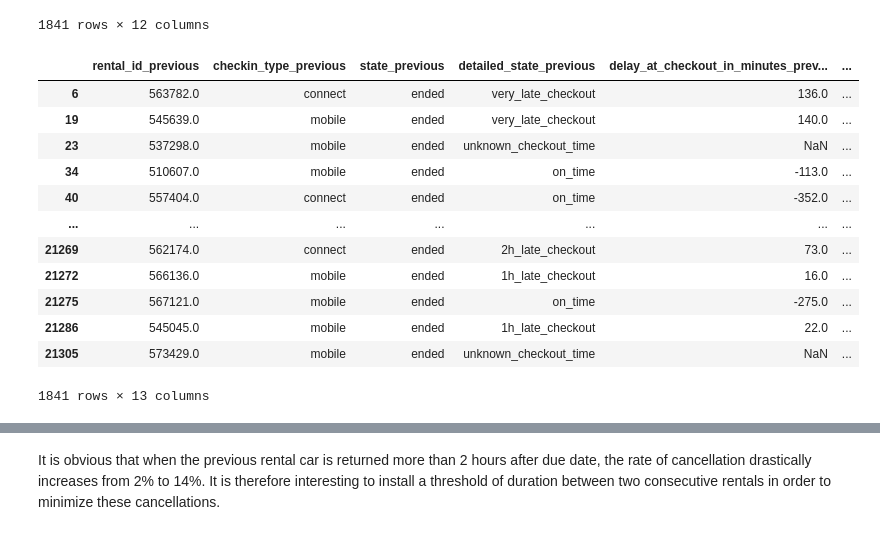
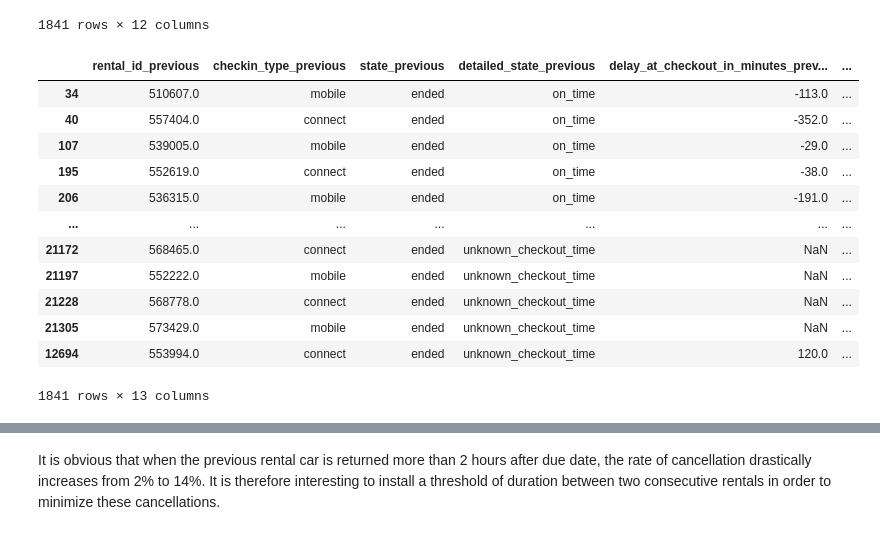
Before and after one commit to celinetang/Certification_JEDHA, a Jupyter notebook: Block5_Deployment/1_EDA/EDA.ipynb, the cells around one changed output, grey strips where cells are left out. Drawn from its saved outputs; the diff is of its cells as text; code cells hidden in the pictures.

```diff
--- a/Block5_Deployment/1_EDA/EDA.ipynb
+++ b/Block5_Deployment/1_EDA/EDA.ipynb
@@ -113,7 +117,7 @@ From this donut chart, we can conclude that :
 Let's now focus on the data where we have previous rental ID to see if there is a link between delayed return and current status of rental.
 # %%
 # Link each rentals with the previous rental to see if it has influence on cancellation or not
-df1= df
+df1= df.copy()
 df_merged = df.merge(df1, how='left', left_on='previous_ended_rental_id', right_on='rental_id', suffixes=['_current', '_previous'] )
 
 #We're only going to consider the car rentals that have a previous rental ID
@@ -159,22 +163,22 @@ df1
 # %%
 m1 = (df1['checkin_delay_in_minutes'] > 0) & (df1['state_current'] == 'canceled')
 m2 = (df1['checkin_delay_in_minutes'] > 0) & (df1['state_current'] == 'ended')
 m3 = (df1['checkin_delay_in_minutes'] < 0) & (df1['state_current'] == 'ended')
 
-df1.loc[:,'impact'] = np.select([m1, m2, m3], ['Cancellation due to late checkout of previous rental', 'Late checkin', 'No impact'],
+df1.loc[:,'impact'] = np.select([m1, m2, m3], ['Cancellation due to late checkout', 'Late checkin', 'No impact'],
                            default='No data')
 df1
 # %% [output]
 |  | rental_id_previous | checkin_type_previous | state_previous | detailed_state_previous | delay_at_checkout_in_minutes_prev... | ... |
-| 6 | 563782.0 | connect | ended | very_late_checkout | 136.0 | ... |
-| 19 | 545639.0 | mobile | ended | very_late_checkout | 140.0 | ... |
-| 23 | 537298.0 | mobile | ended | unknown_checkout_time | NaN | ... |
 | 34 | 510607.0 | mobile | ended | on_time | -113.0 | ... |
 | 40 | 557404.0 | connect | ended | on_time | -352.0 | ... |
+| 107 | 539005.0 | mobile | ended | on_time | -29.0 | ... |
+| 195 | 552619.0 | connect | ended | on_time | -38.0 | ... |
+| 206 | 536315.0 | mobile | ended | on_time | -191.0 | ... |
 | ... | ... | ... | ... | ... | ... | ... |
-| 21269 | 562174.0 | connect | ended | 2h_late_checkout | 73.0 | ... |
-| 21272 | 566136.0 | mobile | ended | 1h_late_checkout | 16.0 | ... |
-| 21275 | 567121.0 | mobile | ended | on_time | -275.0 | ... |
-| 21286 | 545045.0 | mobile | ended | 1h_late_checkout | 22.0 | ... |
+| 21172 | 568465.0 | connect | ended | unknown_checkout_time | NaN | ... |
+| 21197 | 552222.0 | mobile | ended | unknown_checkout_time | NaN | ... |
+| 21228 | 568778.0 | connect | ended | unknown_checkout_time | NaN | ... |
 | 21305 | 573429.0 | mobile | ended | unknown_checkout_time | NaN | ... |
+| 12694 | 553994.0 | connect | ended | unknown_checkout_time | 120.0 | ... |
 1841 rows × 13 columns
```
Also changed, not shown: parts of 26 cells of this notebook, 13 other files.
